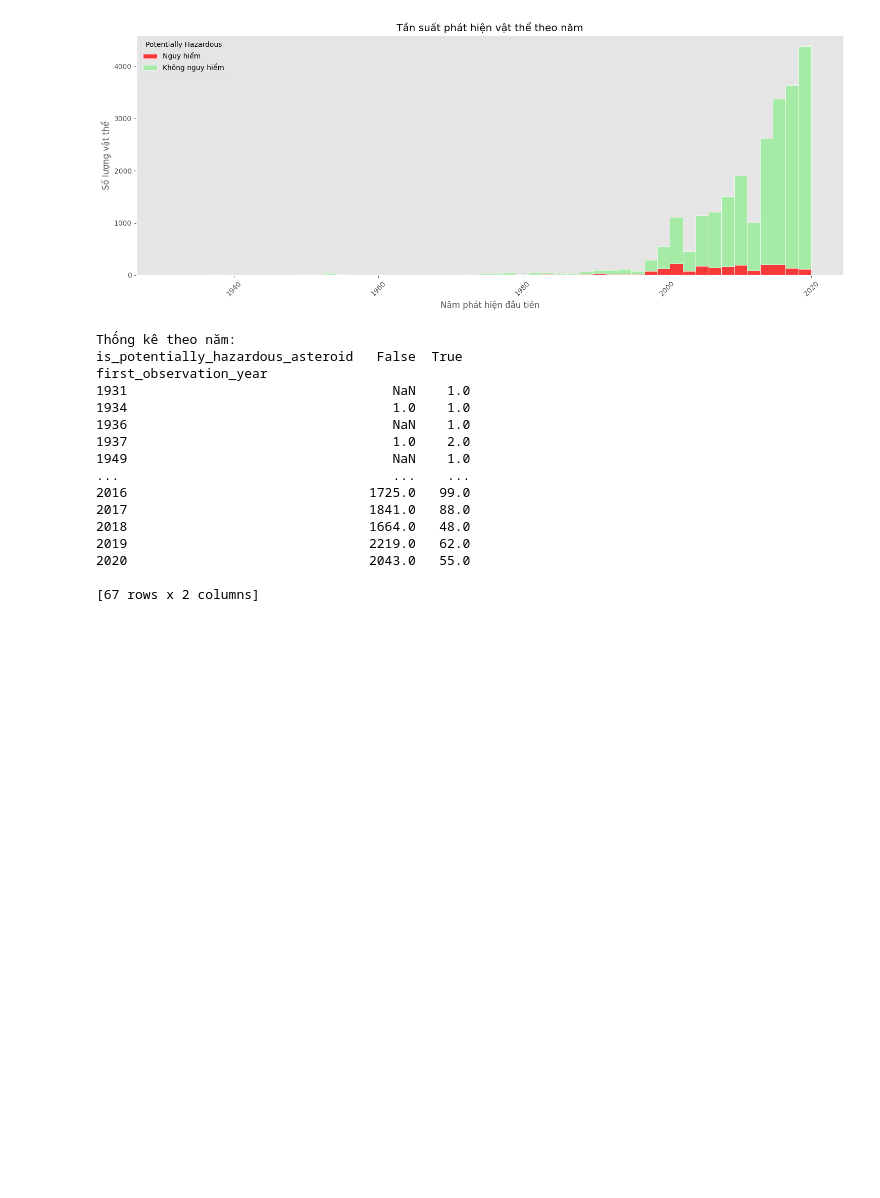
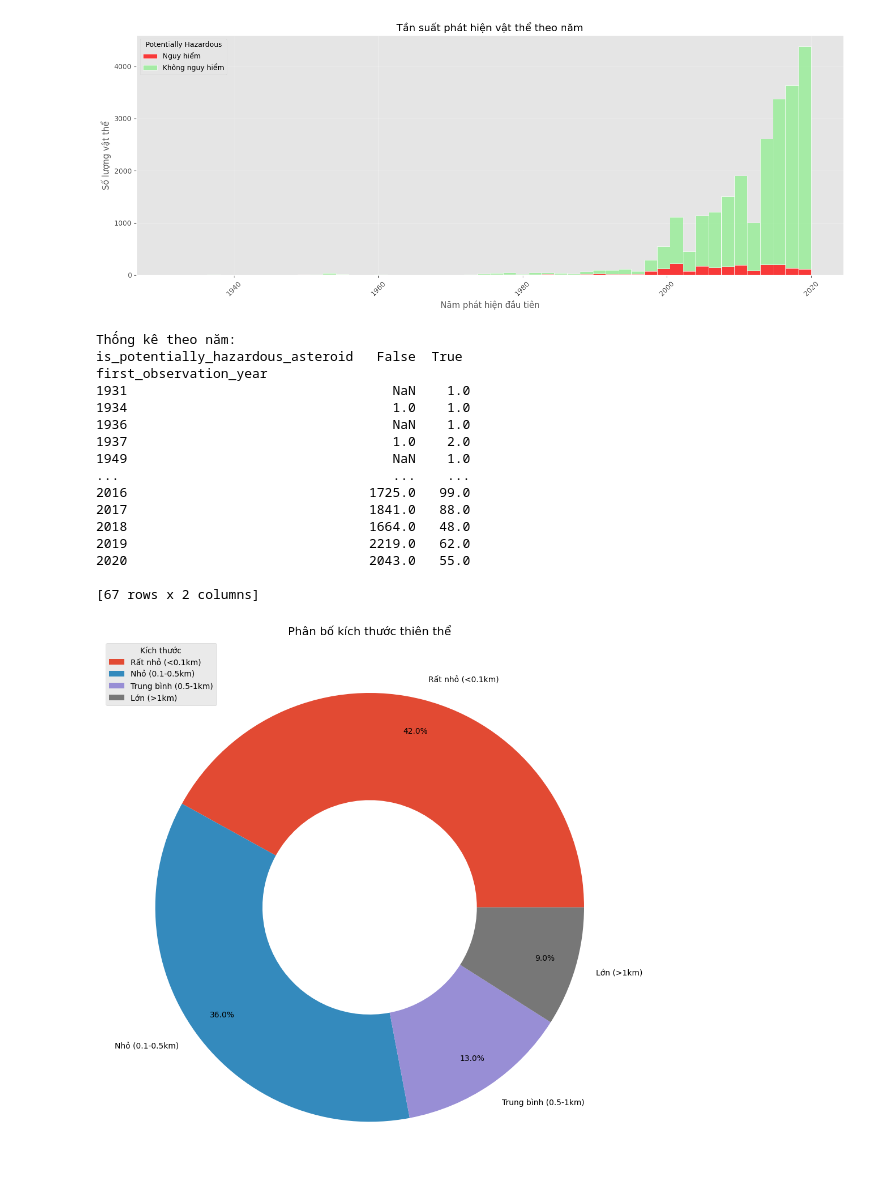
Before and after one commit to nhocratac/IE224-NEO, a Jupyter notebook: notebook/dashboard.ipynb, the cells around one changed output. Drawn from its saved outputs; the diff is of its cells as text; code cells hidden in the pictures; blank space fills up the shorter version.

```diff
--- a/notebook/dashboard.ipynb
+++ b/notebook/dashboard.ipynb
@@ -234,3 +234,30 @@ first_observation_year
 2020                               2043.0   55.0
 
 [67 rows x 2 columns]
+# %%
+# Tạo các nhóm kích thước
+def size_category(diameter):
+    if diameter < 0.1:
+        return 'Rất nhỏ (<0.1km)'
+    elif diameter < 0.5:
+        return 'Nhỏ (0.1-0.5km)'
+    elif diameter < 1:
+        return 'Trung bình (0.5-1km)'
+    else:
+        return 'Lớn (>1km)'
+
+df['size_category'] = df['kilometers_estimated_diameter_max'].apply(size_category)
+size_ratio = df['size_category'].value_counts()
+
+plt.figure(figsize=(10,10))
+plt.pie(size_ratio,
+        labels=size_ratio.index,
+        autopct='%1.1f%%',
+        pctdistance=0.85,
+        wedgeprops=dict(width=0.5))
+plt.title('Phân bố kích thước thiên thể')
+plt.legend(title='Kích thước', loc='upper left')
+plt.tight_layout()
+plt.show()
+# %% [output]
+[figure, added]
```
Also changed, not shown: parts of 1 cell of this notebook.
